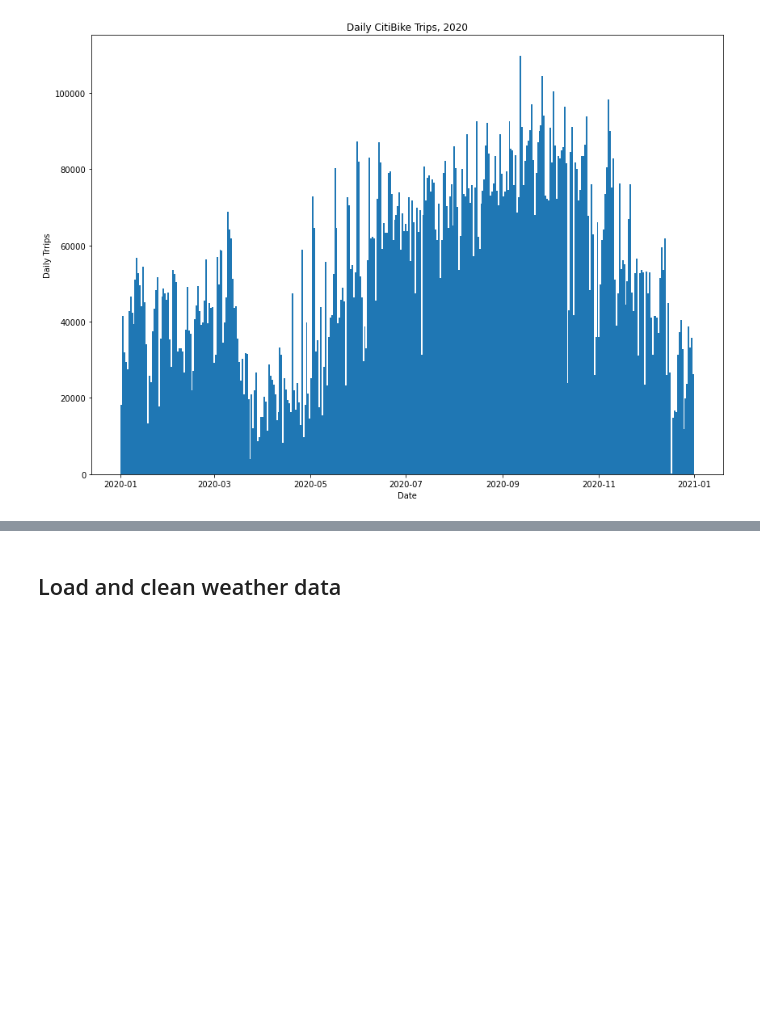
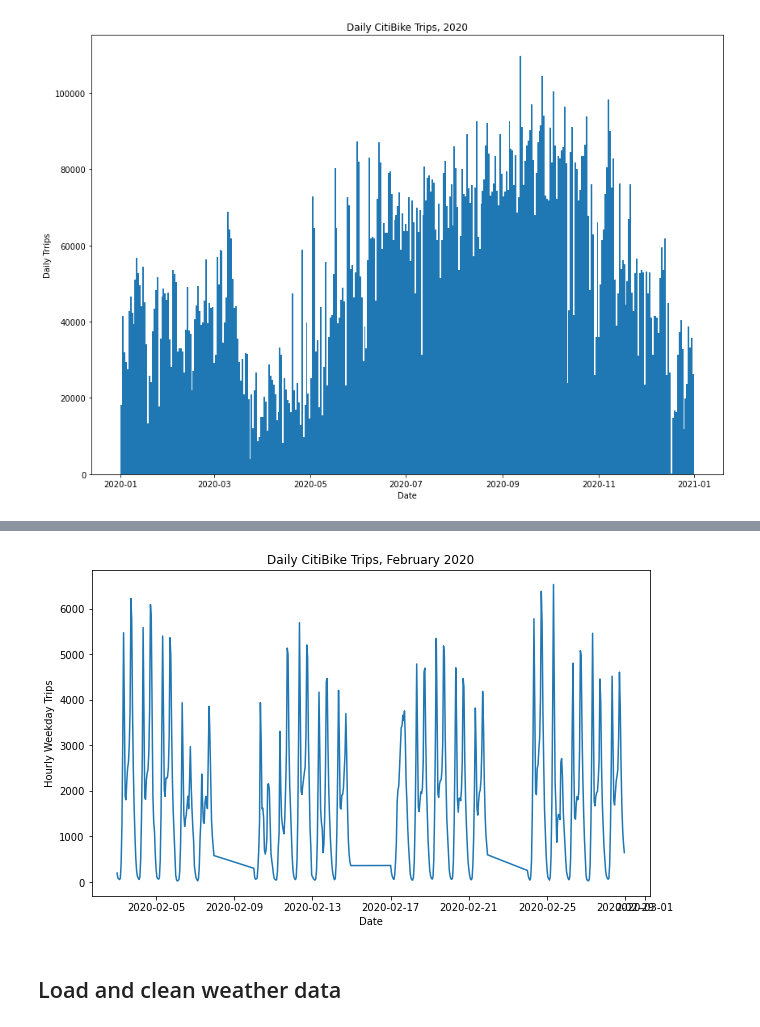
Before and after one commit to leckieje/fair_weather_cyclists, a Jupyter notebook: bike_weather_20.ipynb, the cells around one changed output, grey strips where cells are left out. Cells and saved outputs as stored; diff of their text form; code cells hidden in the pictures; blank space fills up the shorter version.

```diff
--- a/bike_weather_20.ipynb
+++ b/bike_weather_20.ipynb
@@ -140,3 +155,17 @@ TypeError: 'int' object is not callable
+# %%
+bike_feb_wk = bike_trips[(bike_trips['month'] == 2) & (bike_trips['day_week'] < 5)]
+
+y_feb_wk = bike_feb_wk.groupby(bike_feb['date_to_hour_dt']).count()
+x_feb_wk = bike_feb_wk['date_to_hour_dt'].unique()
+# %%
+fig, ax = plt.subplots(figsize=(10,6))
+
+ax.plot(x_feb_wk, y_feb_wk['date_to_hour'])
+ax.set_ylabel('Hourly Weekday Trips')
+ax.set_xlabel('Date')
+ax.set_title('Daily CitiBike Trips, February 2020');
+# %% [output]
+[figure, added]
 # %% [markdown]
 ## Load and clean weather data
 # %% [markdown]
```
Also changed, not shown: parts of 48 cells of this notebook.
